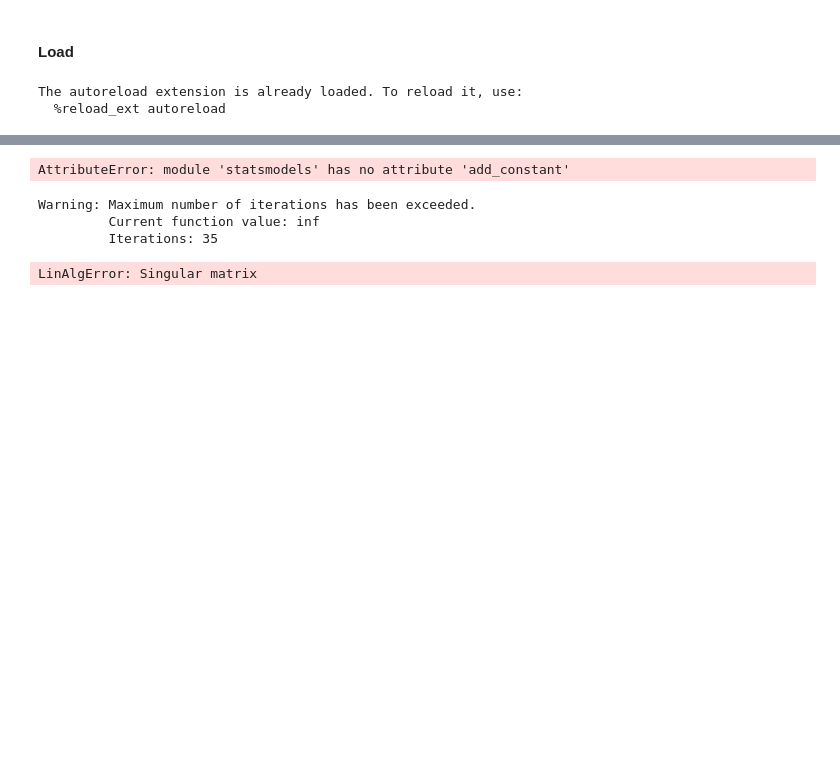
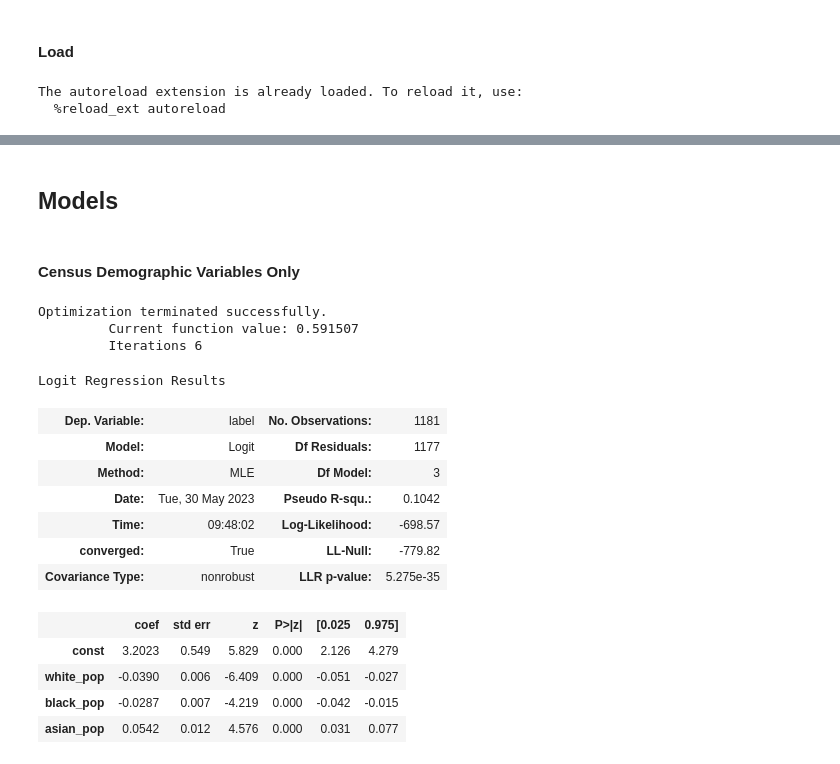
Before and after one commit to chansooligans/centraljersey, a Jupyter notebook: exploratory/models/regression.ipynb, the cells around one changed output, grey strips where cells are left out. Cells and saved outputs as stored; diff of their text form; code cells hidden in the pictures; blank space fills up the shorter version.

```diff
--- a/exploratory/models/regression.ipynb
+++ b/exploratory/models/regression.ipynb
@@ -100,12 +67,34 @@ model_cols = [
-# %%
-mf.split_data(df=df, vars=culture_variables)
-# %% [output]
-AttributeError: module 'statsmodels' has no attribute 'add_constant'
-# %%
-logit_model = sm.Logit(y_train, X_train)
-result = logit_model.fit()
-# %% [output]
-Warning: Maximum number of iterations has been exceeded.
-         Current function value: inf
-         Iterations: 35
-LinAlgError: Singular matrix
+# %% [markdown]
+## Models
+# %% [markdown]
+#### Census Demographic Variables Only
+# %%
+data = mf.split_data(
+    df=df,
+    vars=[
+        _ for _  in census_variables
+        if _  in [
+            "asian_pop",
+            "black_pop",
+            "white_pop",
+        ]])
+logit_model = sm.Logit(data["y_train"], data["X_train"])
+result = logit_model.fit()
+result.summary()
+# %% [output]
+Optimization terminated successfully.
+         Current function value: 0.591507
+         Iterations 6
+Logit Regression Results
+| Dep. Variable: | label | No. Observations: | 1181 |
+| Model: | Logit | Df Residuals: | 1177 |
+| Method: | MLE | Df Model: | 3 |
+| Date: | Tue, 30 May 2023 | Pseudo R-squ.: | 0.1042 |
+| Time: | 09:48:02 | Log-Likelihood: | -698.57 |
+| converged: | True | LL-Null: | -779.82 |
+| Covariance Type: | nonrobust | LLR p-value: | 5.275e-35 |
+|  | coef | std err | z | P>|z| | [0.025 | 0.975] |
+| const | 3.2023 | 0.549 | 5.829 | 0.000 | 2.126 | 4.279 |
+| white_pop | -0.0390 | 0.006 | -6.409 | 0.000 | -0.051 | -0.027 |
+| black_pop | -0.0287 | 0.007 | -4.219 | 0.000 | -0.042 | -0.015 |
+| asian_pop | 0.0542 | 0.012 | 4.576 | 0.000 | 0.031 | 0.077 |
```
Also changed, not shown: parts of 12 cells of this notebook.
